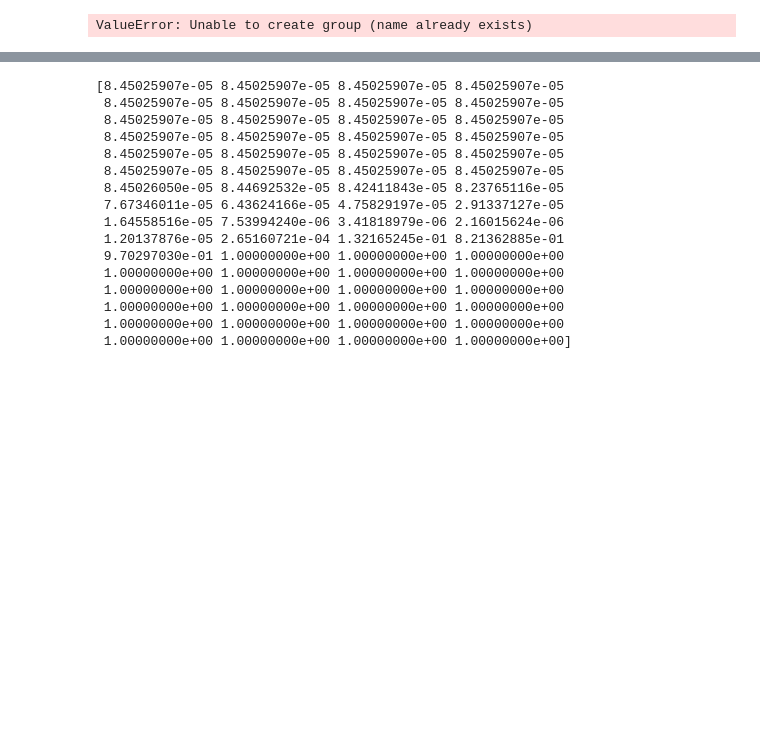
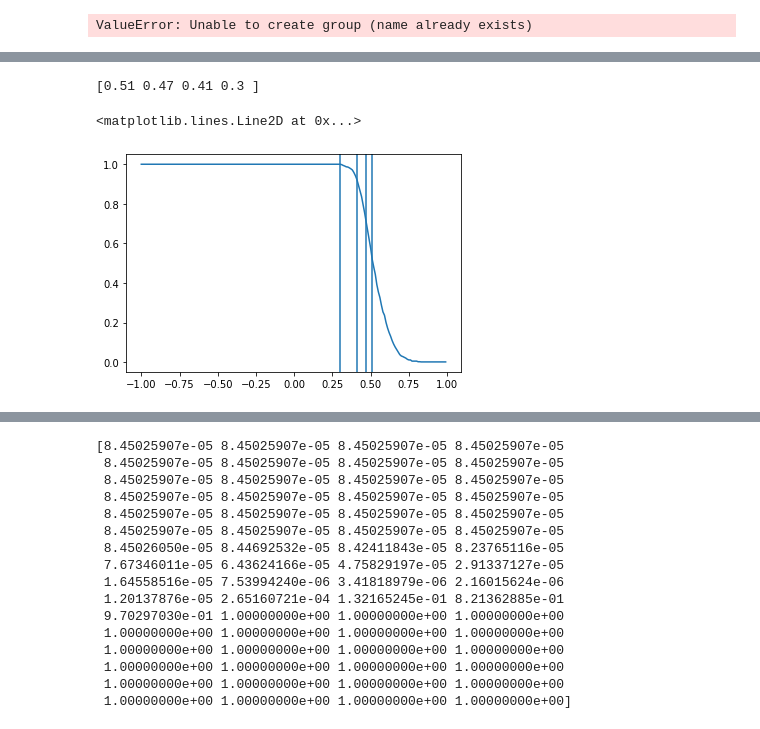
Before and after one commit to TSPoulsen/puffinn, a Jupyter notebook: experiments/results/explore_results.ipynb, the cells around one changed output, grey strips where cells are left out. Saved outputs shown, nothing was run; the diff lists cells and outputs as text; code cells hidden in the pictures; blank space fills up the shorter version.

```diff
--- a/experiments/results/explore_results.ipynb
+++ b/experiments/results/explore_results.ipynb
@@ -639,0 +624,14 @@ ValueError: Unable to create group (name already exists)
+# %%
+rp_data = h5py.File("rec_prec_results.hdf5", "r")
+p = [0.5, 0.68, 0.9, 1]
+n = pr.filenames["g100_pass_filter_euc16_perm.hdf5"]
+ts = np.zeros((len(p)))
+r = pr.RAN[::-1]
+for row in rp_data[n]["10"]["precisions"]:
+    row = row[::-1]
+    idcs = np.searchsorted(row, p, side ="left")
+    print(r[idcs], row[idcs])
+    ts += r[idcs]
+ts /= rp_data[n]["10"]["precisions"].shape[0]
+print(ts)
+rp_data.close()
@@ -639,0 +656,20 @@ ValueError: Unable to create group (name already exists)
+# %%
+rp_data = h5py.File("rec_prec_results.hdf5", "r")
+n = pr.filenames["g100_pass_filter_euc16_perm.hdf5"]
+ps = rp_data[n]["10"]["precisions"]
+avg = np.zeros((ps.shape[1]))
+for row in ps:
+    avg += row
+avg /= ps.shape[0]
+idcs = np.searchsorted(avg[::-1], p, side ="left")
+ts = r[idcs]
+print(ts)
+plt.plot(pr.RAN, avg)
+plt.axvline(ts[0])
+plt.axvline(ts[1])
+plt.axvline(ts[2])
+plt.axvline(ts[3])
+# %% [output]
+[0.51 0.47 0.41 0.3 ]
+<matplotlib.lines.Line2D at 0x...>
+[figure, added]
```
Also changed, not shown: parts of 17 cells of this notebook, 19 other files.
